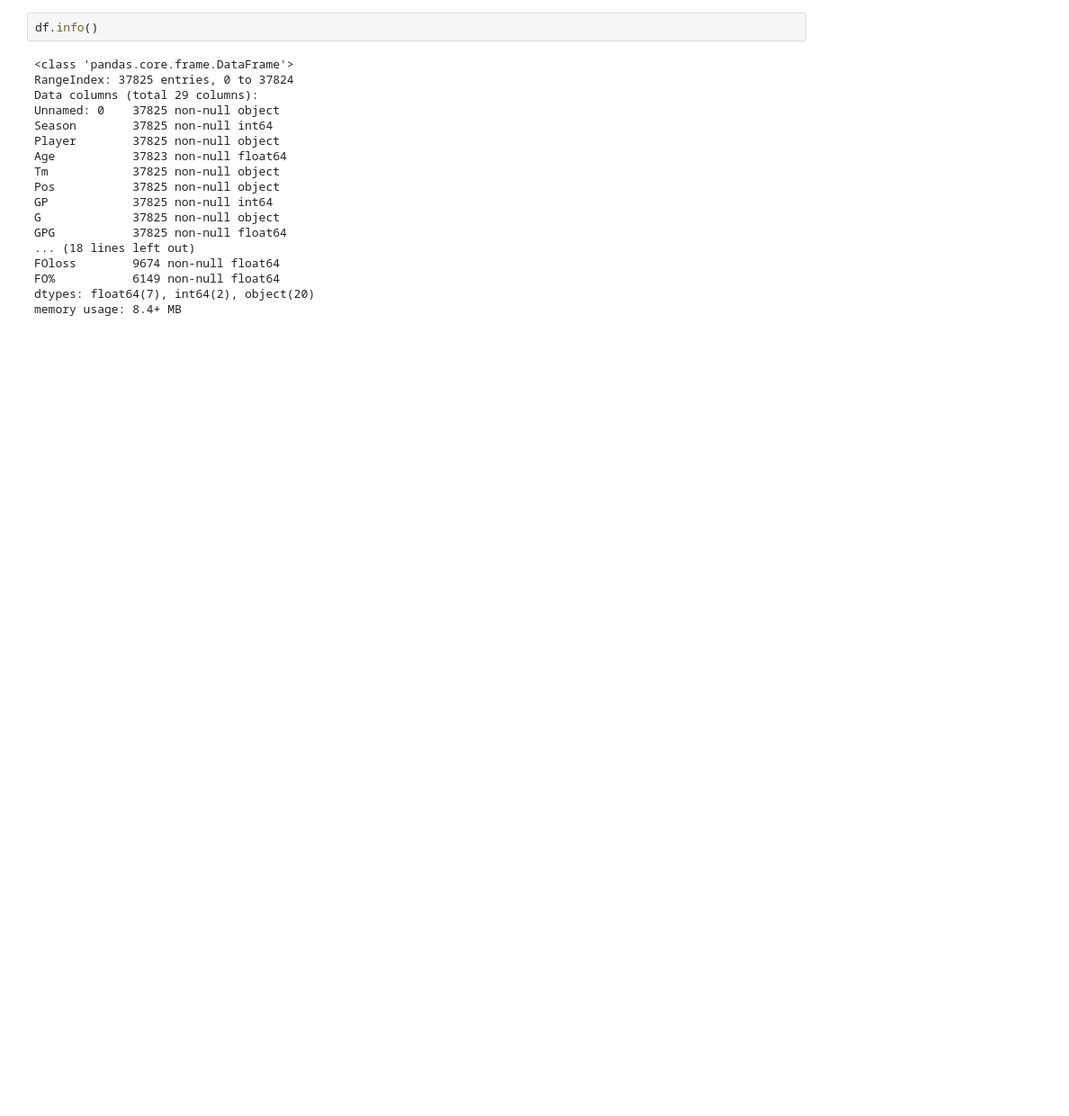
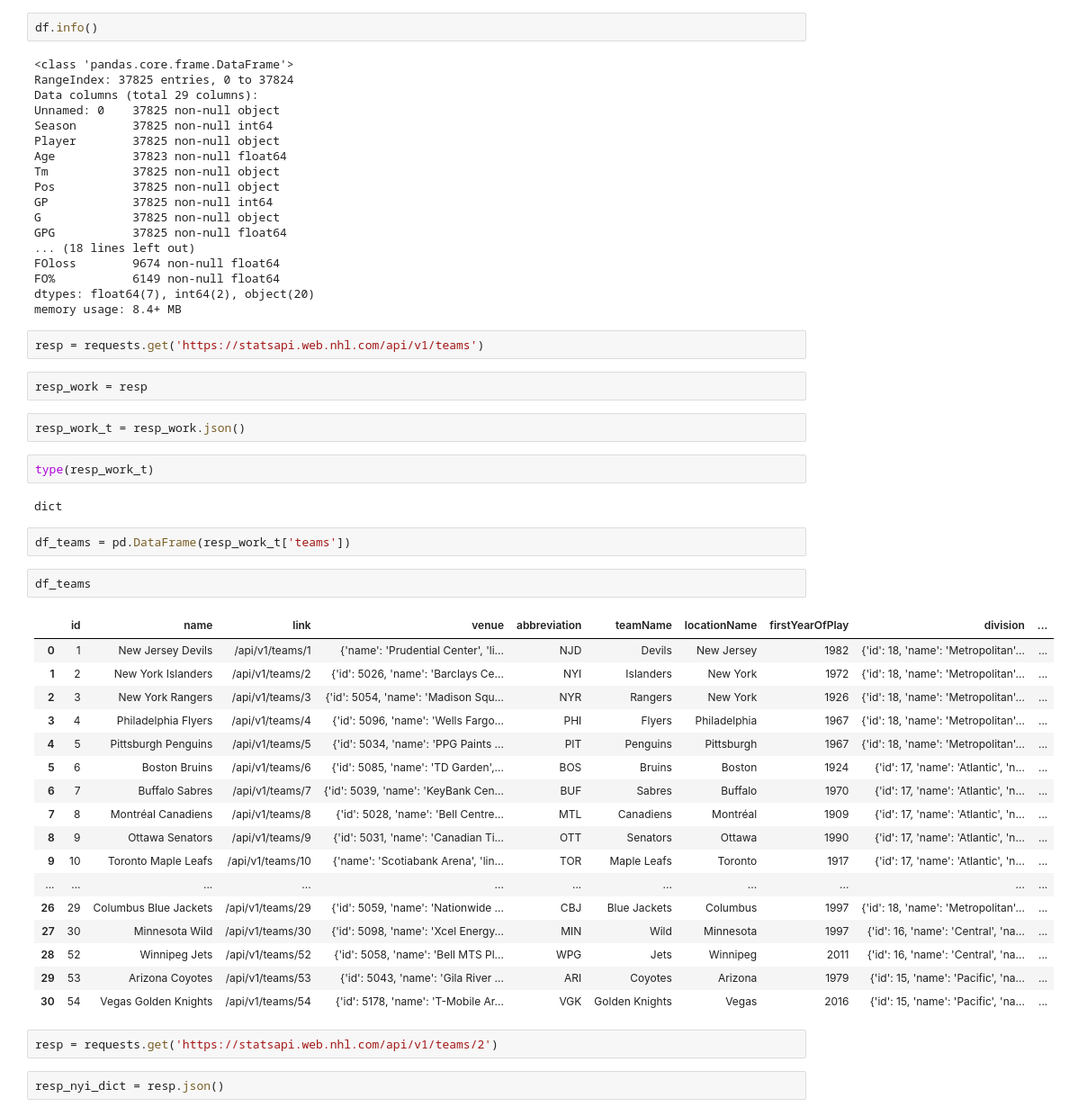
Before and after one commit to irvingcampbell/mod2project, a Jupyter notebook: NHL DF.ipynb, the cells around one changed output. Shown: that part at 90% size. Saved outputs shown, nothing was run; the diff lists cells and outputs as text; blank space fills up the shorter version.

```diff
--- a/NHL DF.ipynb
+++ b/NHL DF.ipynb
@@ -60,3 +60,39 @@ FOloss        9674 non-null float64
 FO%           6149 non-null float64
 dtypes: float64(7), int64(2), object(20)
 memory usage: 8.4+ MB
+# %%
+resp = requests.get('https://statsapi.web.nhl.com/api/v1/teams')
+# %%
+resp_work = resp
+# %%
+resp_work_t = resp_work.json()
+# %%
+type(resp_work_t)
+# %% [output]
+dict
+# %%
+df_teams = pd.DataFrame(resp_work_t['teams'])
+# %%
+df_teams
+# %% [output]
+|  | id | name | link | venue | abbreviation | teamName | locationName | firstYearOfPlay | division | ... |
+| 0 | 1 | New Jersey Devils | /api/v1/teams/1 | {'name': 'Prudential Center', 'li... | NJD | Devils | New Jersey | 1982 | {'id': 18, 'name': 'Metropolitan'... | ... |
+| 1 | 2 | New York Islanders | /api/v1/teams/2 | {'id': 5026, 'name': 'Barclays Ce... | NYI | Islanders | New York | 1972 | {'id': 18, 'name': 'Metropolitan'... | ... |
+| 2 | 3 | New York Rangers | /api/v1/teams/3 | {'id': 5054, 'name': 'Madison Squ... | NYR | Rangers | New York | 1926 | {'id': 18, 'name': 'Metropolitan'... | ... |
+| 3 | 4 | Philadelphia Flyers | /api/v1/teams/4 | {'id': 5096, 'name': 'Wells Fargo... | PHI | Flyers | Philadelphia | 1967 | {'id': 18, 'name': 'Metropolitan'... | ... |
+| 4 | 5 | Pittsburgh Penguins | /api/v1/teams/5 | {'id': 5034, 'name': 'PPG Paints ... | PIT | Penguins | Pittsburgh | 1967 | {'id': 18, 'name': 'Metropolitan'... | ... |
+| 5 | 6 | Boston Bruins | /api/v1/teams/6 | {'id': 5085, 'name': 'TD Garden',... | BOS | Bruins | Boston | 1924 | {'id': 17, 'name': 'Atlantic', 'n... | ... |
+| 6 | 7 | Buffalo Sabres | /api/v1/teams/7 | {'id': 5039, 'name': 'KeyBank Cen... | BUF | Sabres | Buffalo | 1970 | {'id': 17, 'name': 'Atlantic', 'n... | ... |
+| 7 | 8 | Montréal Canadiens | /api/v1/teams/8 | {'id': 5028, 'name': 'Bell Centre... | MTL | Canadiens | Montréal | 1909 | {'id': 17, 'name': 'Atlantic', 'n... | ... |
+| 8 | 9 | Ottawa Senators | /api/v1/teams/9 | {'id': 5031, 'name': 'Canadian Ti... | OTT | Senators | Ottawa | 1990 | {'id': 17, 'name': 'Atlantic', 'n... | ... |
+| 9 | 10 | Toronto Maple Leafs | /api/v1/teams/10 | {'name': 'Scotiabank Arena', 'lin... | TOR | Maple Leafs | Toronto | 1917 | {'id': 17, 'name': 'Atlantic', 'n... | ... |
+| ... | ... | ... | ... | ... | ... | ... | ... | ... | ... | ... |
+| 26 | 29 | Columbus Blue Jackets | /api/v1/teams/29 | {'id': 5059, 'name': 'Nationwide ... | CBJ | Blue Jackets | Columbus | 1997 | {'id': 18, 'name': 'Metropolitan'... | ... |
+| 27 | 30 | Minnesota Wild | /api/v1/teams/30 | {'id': 5098, 'name': 'Xcel Energy... | MIN | Wild | Minnesota | 1997 | {'id': 16, 'name': 'Central', 'na... | ... |
+| 28 | 52 | Winnipeg Jets | /api/v1/teams/52 | {'id': 5058, 'name': 'Bell MTS Pl... | WPG | Jets | Winnipeg | 2011 | {'id': 16, 'name': 'Central', 'na... | ... |
+| 29 | 53 | Arizona Coyotes | /api/v1/teams/53 | {'id': 5043, 'name': 'Gila River ... | ARI | Coyotes | Arizona | 1979 | {'id': 15, 'name': 'Pacific', 'na... | ... |
+| 30 | 54 | Vegas Golden Knights | /api/v1/teams/54 | {'id': 5178, 'name': 'T-Mobile Ar... | VGK | Golden Knights | Vegas | 2016 | {'id': 15, 'name': 'Pacific', 'na... | ... |
+# %%
+resp = requests.get('https://statsapi.web.nhl.com/api/v1/teams/2')
+# %%
+resp_nyi_dict = resp.json()
```
Also changed, not shown: parts of 8 cells of this notebook.
